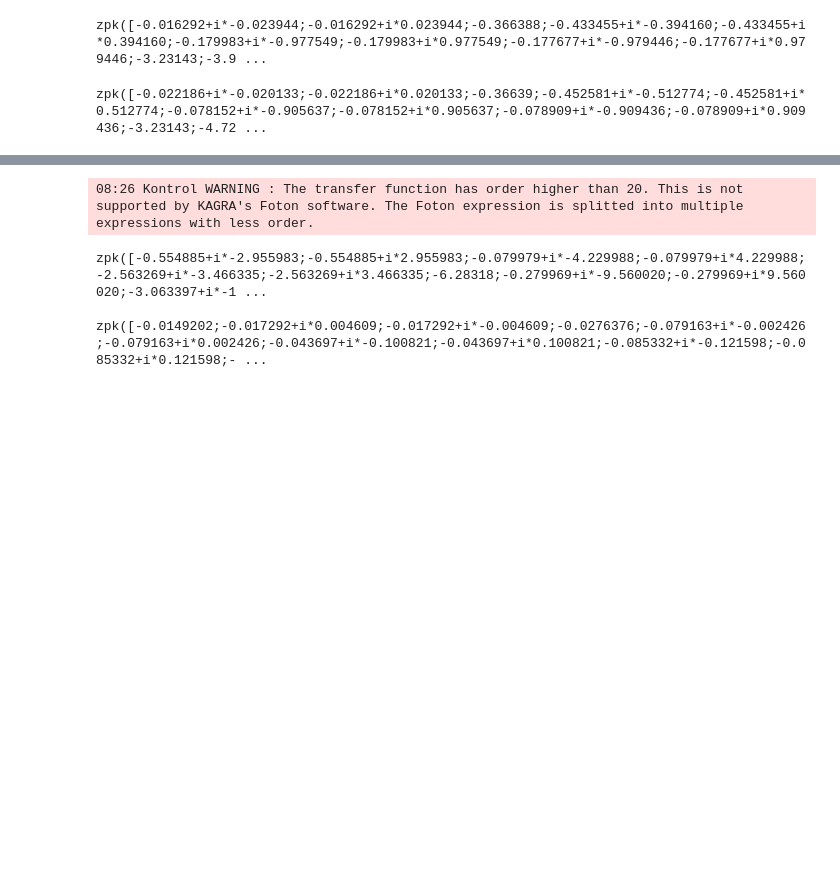
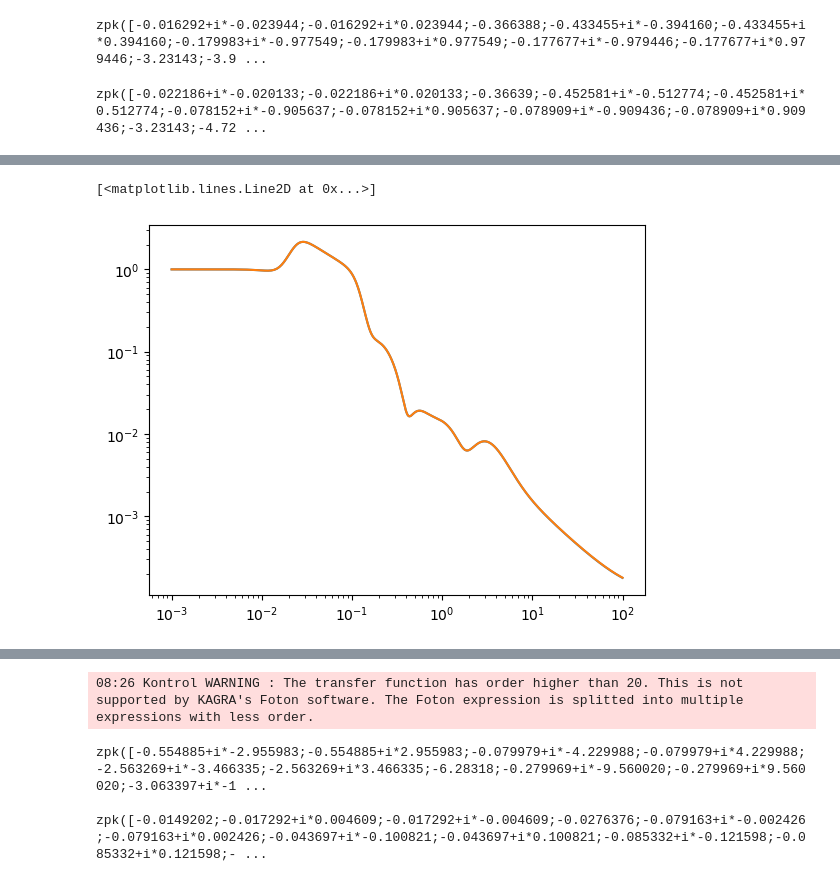
Before and after one commit to terrencetec/seibot, a Jupyter notebook: filter_design/plot_super_sensors.ipynb, the cells around one changed output, grey strips where cells are left out. Saved outputs shown, nothing was run; the diff lists cells and outputs as text; code cells hidden in the pictures; blank space fills up the shorter version.

```diff
--- a/filter_design/plot_super_sensors.ipynb
+++ b/filter_design/plot_super_sensors.ipynb
@@ -80,4 +83,4 @@ zpk([0;0;0],[-0.018849+i*0.000000;-0.018849+i*-0.000000;-0.0188498],1,"s")
 # %%
-h1_mean_ = control.tf(h1_mean.num[0][0][1:], h1_mean.den[0][0])
+h1_mean_ = control.tf(h1_mean.minreal().num[0][0][0:], h1_mean.minreal().den[0][0][1:])
 print(kontrol.TransferFunction(h1_mean_).foton())
 # %% [output]
@@ -87,0 +95,6 @@ zpk([-0.00299608;-0.00299662;-0.07633;-0.0796747;-0.054383+i*-0.089279;-0.054383
+# %%
+plt.loglog(f, abs(h1_mean_(1j*2*np.pi*f)))
+plt.loglog(f, abs(h1_mean(1j*2*np.pi*f)))
+# %% [output]
+[<matplotlib.lines.Line2D at 0x...>]
+[figure, added]
```
Also changed, not shown: parts of 12 cells of this notebook, 10 other files.
